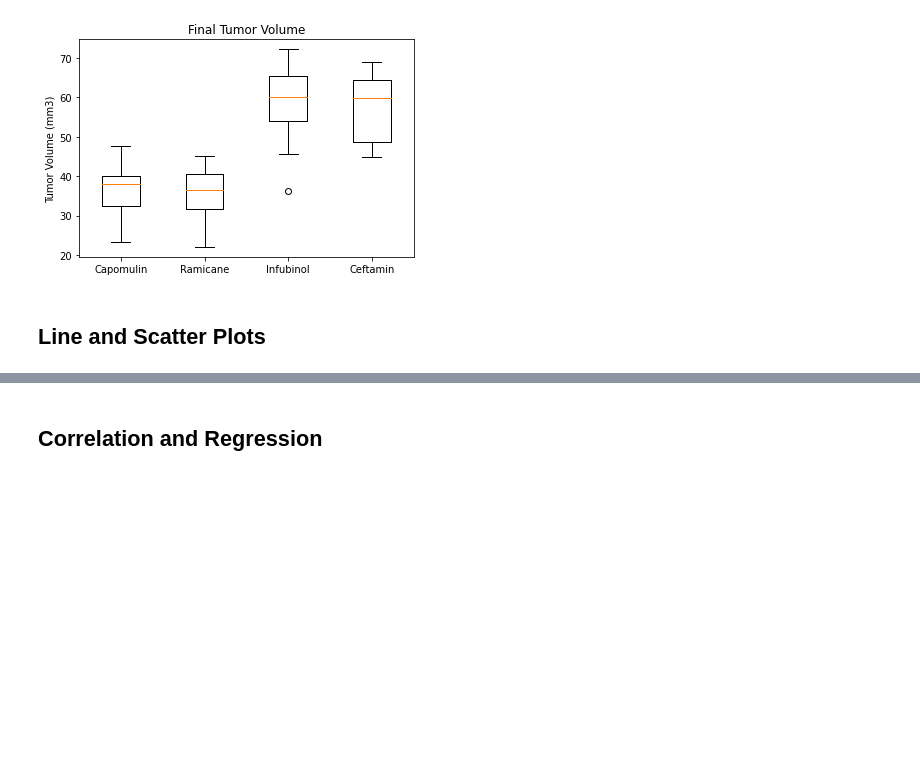
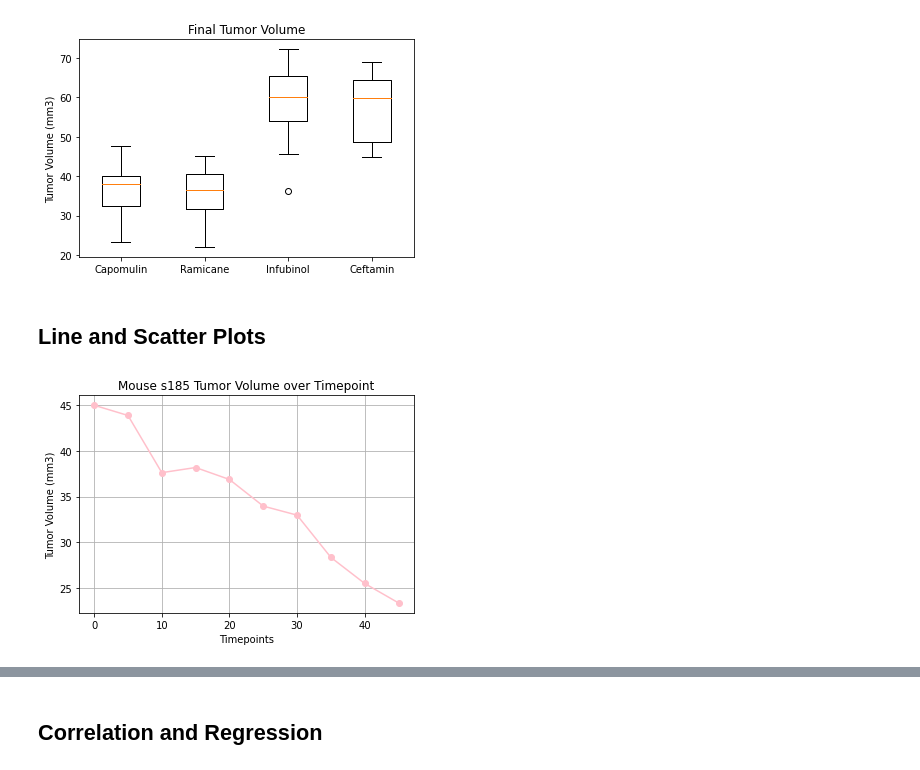
Before and after one commit to josh-acampado/matplotlib-challenge, a Jupyter notebook: pymaceuticals_starter.ipynb, the cells around one changed output, grey strips where cells are left out. Cells and saved outputs as stored; diff of their text form; code cells hidden in the pictures; blank space fills up the shorter version.

Commit message:
Added line plot and scatter plot

```diff
--- a/pymaceuticals_starter.ipynb
+++ b/pymaceuticals_starter.ipynb
@@ -245,3 +242,21 @@ plt.show()
+# %%
+# Generate a line plot of tumor volume vs. time point for a single mouse
+# treated with Capomulin
+
+#Select necessary series
+new_cleaned_df = cleaned_df[['Mouse ID', 'Drug Regimen', 'Weight (g)', 'Timepoint', 'Tumor Volume (mm3)']]
+capomulin_mice_df = new_cleaned_df.loc[new_cleaned_df['Drug Regimen'] == 'Capomulin']
+s185_df = capomulin_mice_df.loc[capomulin_mice_df['Mouse ID'] == 's185']
+
+plt.plot(s185_df['Timepoint'], s185_df['Tumor Volume (mm3)'], marker = "o",
+         color = 'pink', label = 'Tumor volume (mm3) over Timepoints')
+plt.xlabel('Timepoints')
+plt.ylabel('Tumor Volume (mm3)')
+plt.title("Mouse s185 Tumor Volume over Timepoint")
+plt.grid()
+plt.show()
+# %% [output]
+[figure, added]
 # %%
 # Generate a scatter plot of average tumor volume vs. mouse weight
 # for all mice in the Capomulin regimen
```
Also changed, not shown: parts of 2 cells of this notebook.
